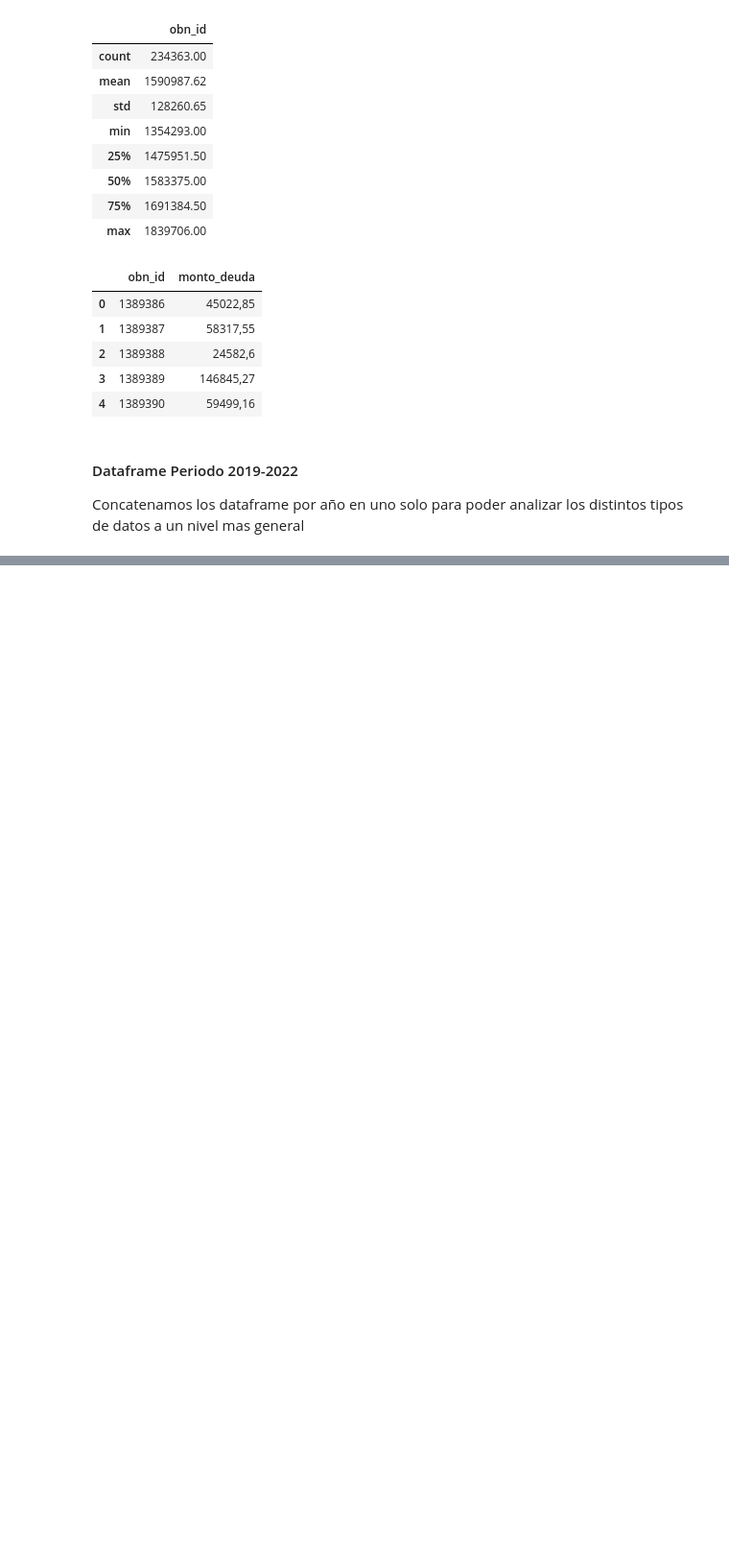
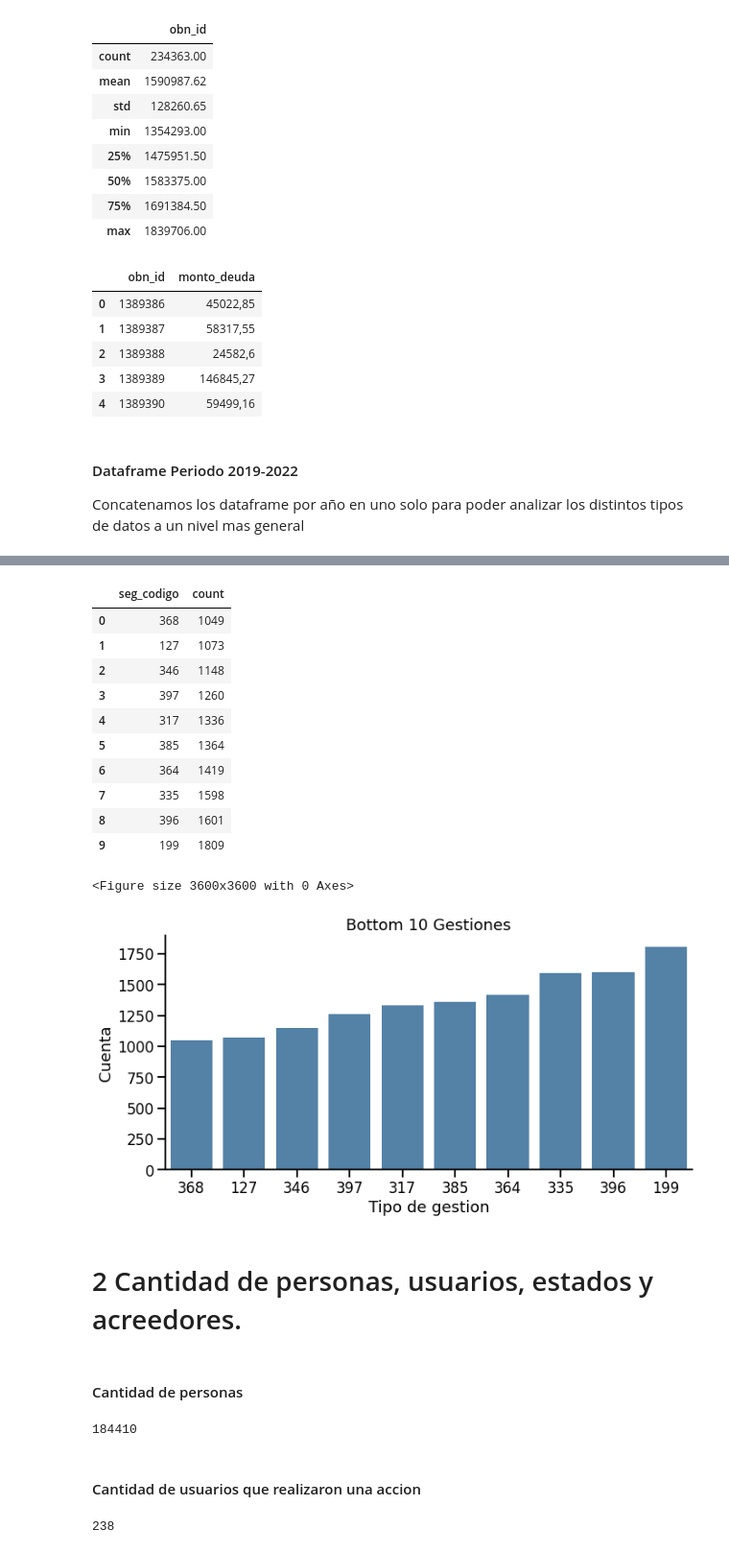
Before and after one commit to teoArganaraz/DiploDatos2022-Mentoria, a Jupyter notebook: Mentoria - Entregable 1 - ARGAÑARAZ.ipynb, the cells around one changed output, grey strips where cells are left out. Shown at 96% size. Drawn from its saved outputs; the diff is of its cells as text; code cells hidden in the pictures; blank space fills up the shorter version.

```diff
--- a/Mentoria - Entregable 1 - ARGAÑARAZ.ipynb
+++ b/Mentoria - Entregable 1 - ARGAÑARAZ.ipynb
@@ -505,0 +389,55 @@ Text(0.5, 1.0, 'Estado de obligaciones por estudio')
+# %%
+df_2019_2022['seg_count_codigo'] = df_2019_2022['seg_codigo'].map(df_2019_2022['seg_codigo'].value_counts())
+
+#Filtramos gestiones que se hayan hecho menos de mil veces
+df_filtered_gestion = df_2019_2022[df_2019_2022['seg_count_codigo']>1000]
+#Consideramos las ultimas 10 gestiones que se hayan realizado como minimo 1000 veces
+bottom_10_gestiones = df_filtered_gestion.seg_codigo\
+    .value_counts()\
+    .sort_values(ascending = True)\
+    .head(10)\
+    .reset_index()\
+    .rename(columns= {'index':'seg_codigo','seg_codigo':'count'})
+
+#Grafico bottom 10 minimas gestiones realizadas
+plt.figure(figsize=(50,50))
+sn.catplot(x='seg_codigo', y='count', hue=None, data=bottom_10_gestiones,\
+           kind='bar', height = 5, aspect = 2, order=bottom_10_gestiones['seg_codigo'], color='steelblue')
+plt.title('Bottom 10 Gestiones')
+plt.xlabel('Tipo de gestion')
+plt.ylabel('Cuenta')
+plt.ticklabel_format(axis="y", style="plain")
+
+bottom_10_gestiones
+
+#Hacer grafico
+# %% [output]
+|  | seg_codigo | count |
+| 0 | 368 | 1049 |
+| 1 | 127 | 1073 |
+| 2 | 346 | 1148 |
+| 3 | 397 | 1260 |
+| 4 | 317 | 1336 |
+| 5 | 385 | 1364 |
+| 6 | 364 | 1419 |
+| 7 | 335 | 1598 |
+| 8 | 396 | 1601 |
+| 9 | 199 | 1809 |
+<Figure size 3600x3600 with 0 Axes>
+[figure, added]
+# %% [markdown]
+# 2 Cantidad de personas, usuarios, estados y acreedores.
+# %% [markdown]
+#### Cantidad de personas
+# %%
+personas = list(set(df_2019_2022.prs_id.to_list())) # Se puede hacer lo mismo con la funcion unique() --> df.unique()
+len(personas)
+# %% [output]
+184410
+# %% [markdown]
+#### Cantidad de usuarios que realizaron una accion
+# %%
+ususarios = list(set(df_2019_2022.seg_usuario.to_list()))
+len(ususarios)
+# %% [output]
+238
```
Also changed, not shown: parts of 48 cells of this notebook.
